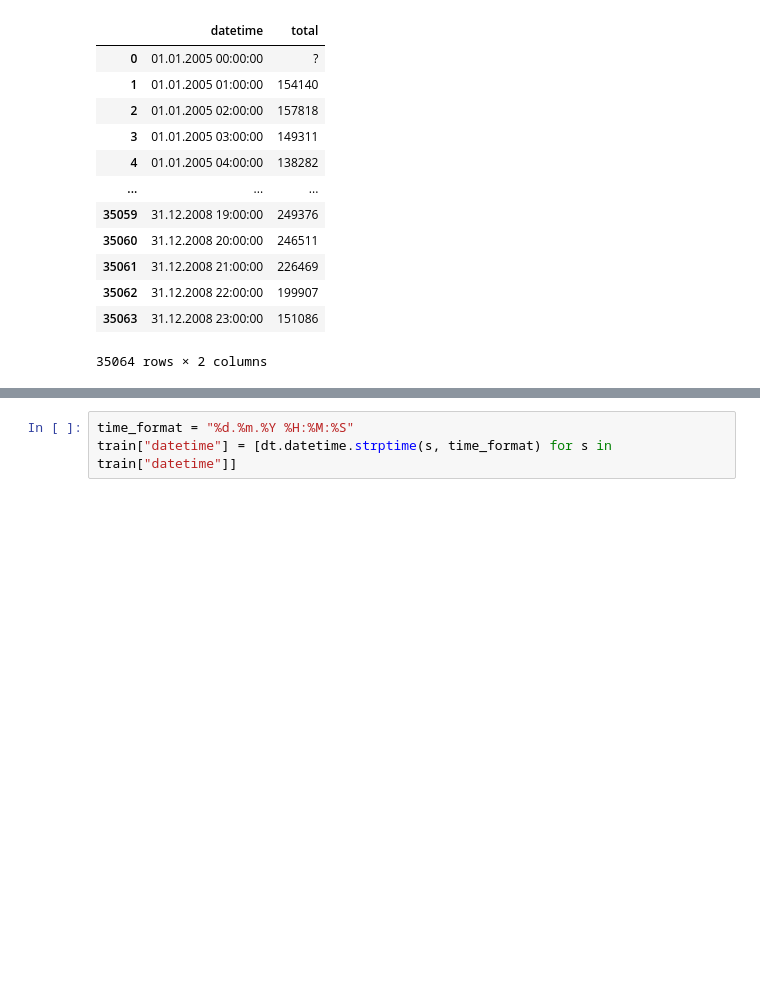
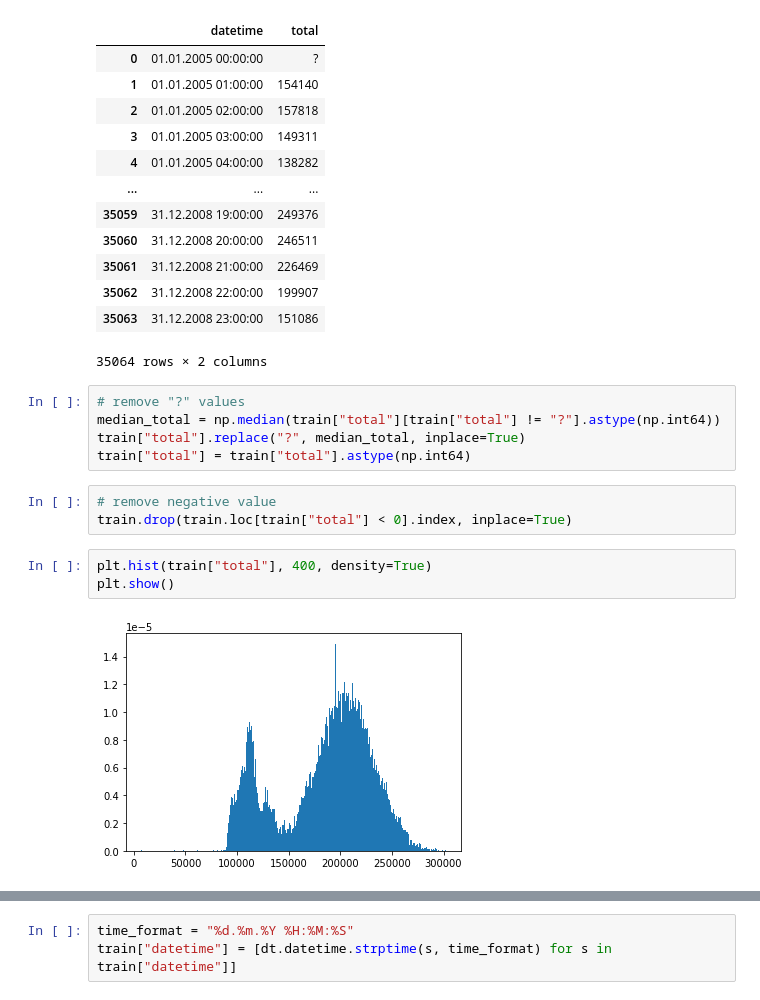
Before and after one commit to 0dminnimda/NTO_bigdata_2022_final, a Jupyter notebook: Baseline.ipynb, the cells around one changed output, grey strips where cells are left out. Drawn from its saved outputs; the diff is of its cells as text; blank space fills up the shorter version.

```diff
--- a/Baseline.ipynb
+++ b/Baseline.ipynb
@@ -21,3 +21,16 @@ train
 | 35062 | 31.12.2008 22:00:00 | 199907 |
 | 35063 | 31.12.2008 23:00:00 | 151086 |
 35064 rows × 2 columns
+# %%
+# remove "?" values
+median_total = np.median(train["total"][train["total"] != "?"].astype(np.int64))
+train["total"].replace("?", median_total, inplace=True)
+train["total"] = train["total"].astype(np.int64)
+# %%
+# remove negative value
+train.drop(train.loc[train["total"] < 0].index, inplace=True)
+# %%
+plt.hist(train["total"], 400, density=True)
+plt.show()
+# %% [output]
+[figure, added]
```
Also changed, not shown: parts of 8 cells of this notebook.
